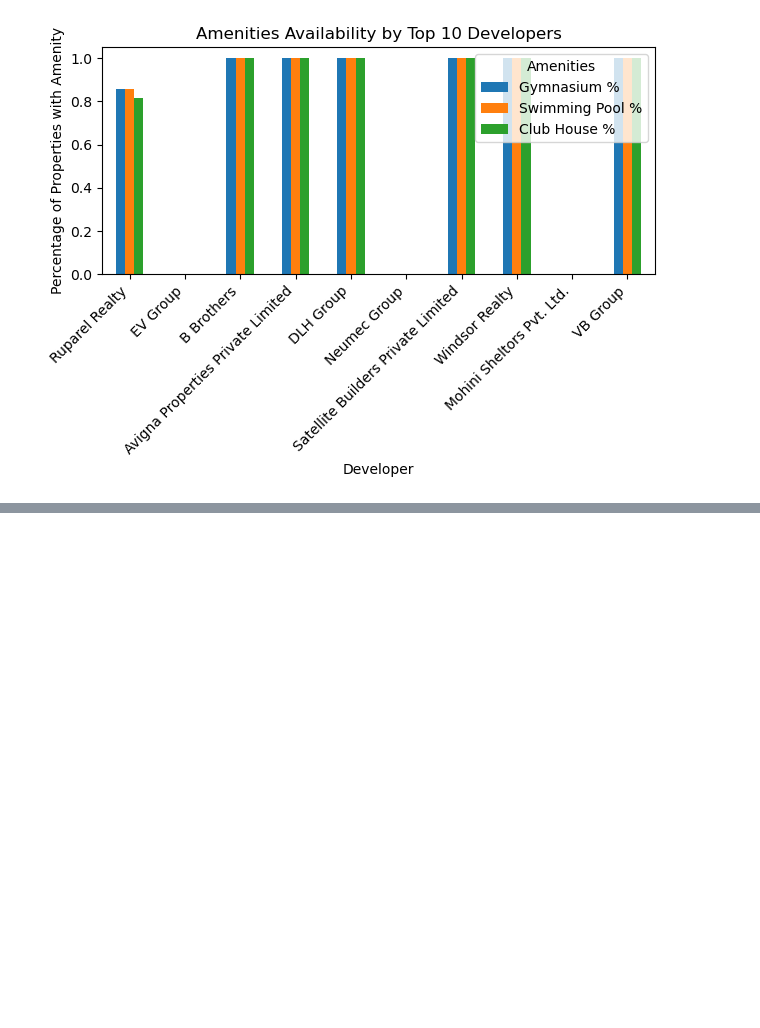
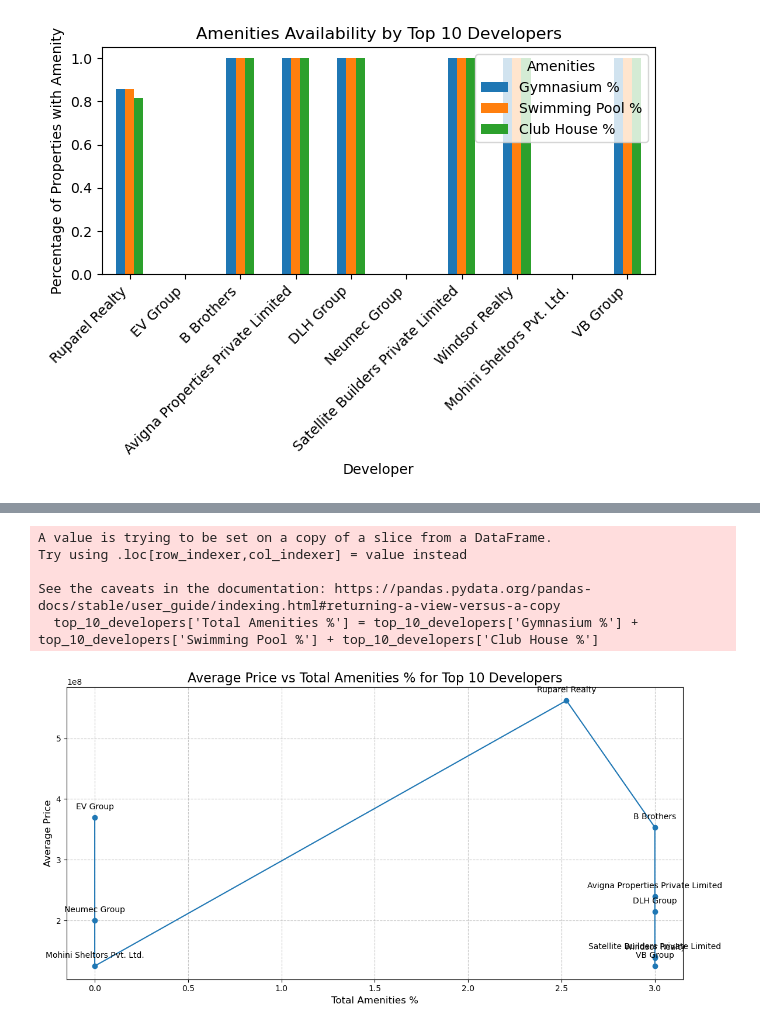
Before and after one commit to arghyawning/data-analytics-1-assignments, a Jupyter notebook: a1/51/assignment1_51.ipynb, the cells around one changed output, grey strips where cells are left out. Drawn from its saved outputs; the diff is of its cells as text; code cells hidden in the pictures; blank space fills up the shorter version.

```diff
--- a/a1/51/assignment1_51.ipynb
+++ b/a1/51/assignment1_51.ipynb
@@ -689,0 +690,42 @@ See the caveats in the documentation: https://pandas.pydata.org/pandas-docs/stab
+# %%
+import matplotlib.pyplot as plt
+import numpy as np
+
+# Calculate Total Amenities %
+top_10_developers['Total Amenities %'] = top_10_developers['Gymnasium %'] + top_10_developers['Swimming Pool %'] + top_10_developers['Club House %']
+
+# Sort developers by Total Amenities %
+top_10_developers_sorted = top_10_developers.sort_values('Total Amenities %')
+
+# Create the line plot
+plt.figure(figsize=(12, 6))
+
+# Convert pandas Series to numpy arrays
+x = top_10_developers_sorted['Total Amenities %'].to_numpy()
+y = top_10_developers_sorted['Average Price'].to_numpy()
+
+plt.plot(x, y, marker='o')
+
+# Add labels for each point
+for i, row in top_10_developers_sorted.iterrows():
+    plt.annotate(row['Developer'],
+                 (row['Total Amenities %'], row['Average Price']),
+                 textcoords="offset points",
+                 xytext=(0,10),
+                 ha='center')
+
+plt.title('Average Price vs Total Amenities % for Top 10 Developers', fontsize=16)
+plt.xlabel('Total Amenities %', fontsize=12)
+plt.ylabel('Average Price', fontsize=12)
+
+plt.grid(True, linestyle='--', alpha=0.7)
+
+plt.tight_layout()
+plt.show()
+# %% [output]
+A value is trying to be set on a copy of a slice from a DataFrame.
+Try using .loc[row_indexer,col_indexer] = value instead
+
+See the caveats in the documentation: https://pandas.pydata.org/pandas-docs/stable/user_guide/indexing.html#returning-a-view-versus-a-copy
+  top_10_developers['Total Amenities %'] = top_10_developers['Gymnasium %'] + top_10_developers['Swimming Pool %'] + top_10_developers['Club House %']
+[figure, added]
```
Also changed, not shown: parts of 4 cells of this notebook.
